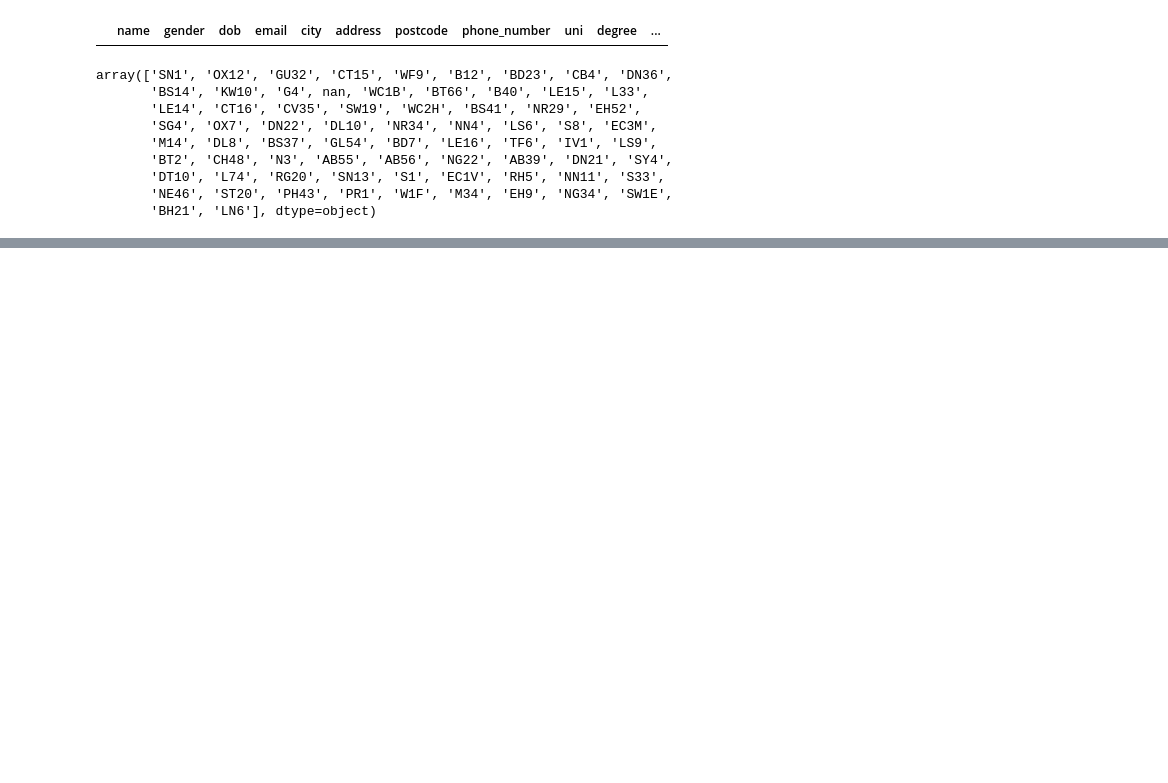
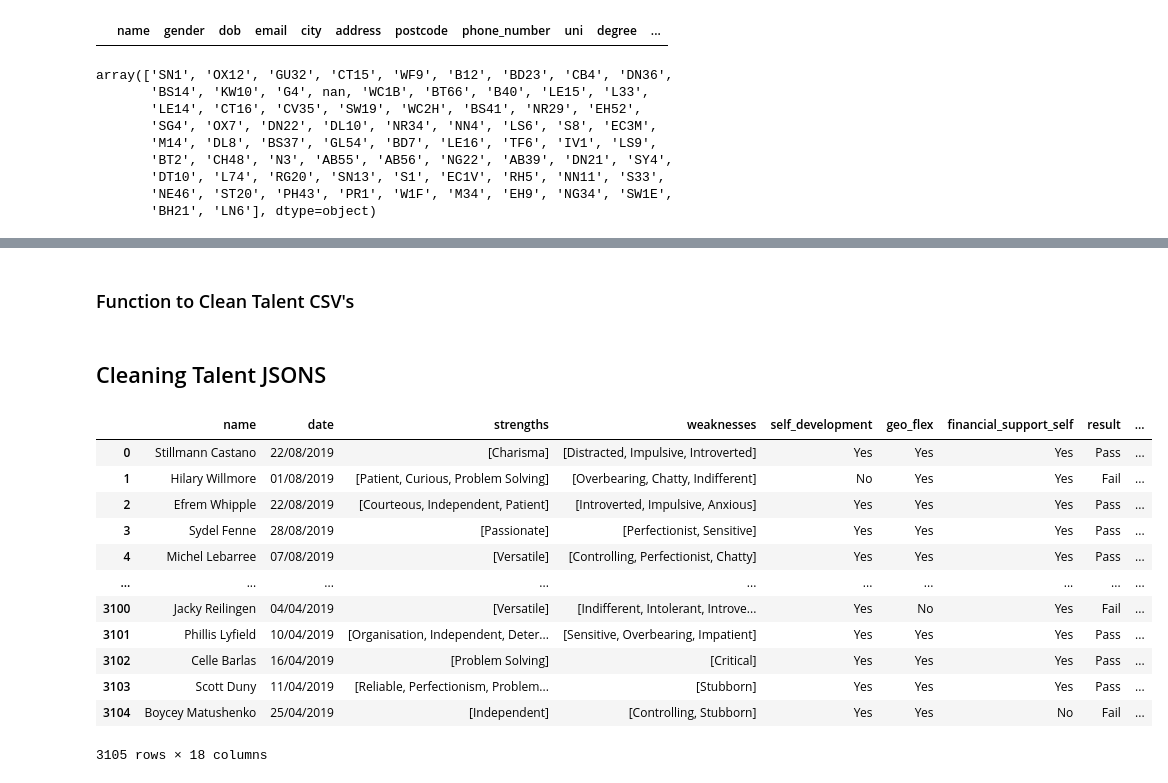
Before and after one commit to fyawil/etl_json_csv_txt_to_SQL_db, a Jupyter notebook: cleaning_dfs_exploration.ipynb, the cells around one changed output, grey strips where cells are left out. Saved outputs shown, nothing was run; the diff lists cells and outputs as text; code cells hidden in the pictures; blank space fills up the shorter version.

Commit message:
Made script to clean talent csvs and started on the one cleaning talent jsons

```diff
--- a/cleaning_dfs_exploration.ipynb
+++ b/cleaning_dfs_exploration.ipynb
@@ -332,0 +368,2 @@ array(['SN1', 'OX12', 'GU32', 'CT15', 'WF9', 'B12', 'BD23', 'CB4', 'DN36',
+# %% [markdown]
+### Function to Clean Talent CSV's
@@ -332,0 +432,18 @@ array(['SN1', 'OX12', 'GU32', 'CT15', 'WF9', 'B12', 'BD23', 'CB4', 'DN36',
+# %% [markdown]
+## Cleaning Talent JSONS
+# %%
+talent_jsons_df
+# %% [output]
+|  | name | date | strengths | weaknesses | self_development | geo_flex | financial_support_self | result | ... |
+| 0 | Stillmann Castano | 22/08/2019 | [Charisma] | [Distracted, Impulsive, Introverted] | Yes | Yes | Yes | Pass | ... |
+| 1 | Hilary Willmore | 01/08/2019 | [Patient, Curious, Problem Solving] | [Overbearing, Chatty, Indifferent] | No | Yes | Yes | Fail | ... |
+| 2 | Efrem Whipple | 22/08/2019 | [Courteous, Independent, Patient] | [Introverted, Impulsive, Anxious] | Yes | Yes | Yes | Pass | ... |
+| 3 | Sydel Fenne | 28/08/2019 | [Passionate] | [Perfectionist, Sensitive] | Yes | Yes | Yes | Pass | ... |
+| 4 | Michel Lebarree | 07/08/2019 | [Versatile] | [Controlling, Perfectionist, Chatty] | Yes | Yes | Yes | Pass | ... |
+| ... | ... | ... | ... | ... | ... | ... | ... | ... | ... |
+| 3100 | Jacky Reilingen | 04/04/2019 | [Versatile] | [Indifferent, Intolerant, Introve... | Yes | No | Yes | Fail | ... |
+| 3101 | Phillis Lyfield | 10/04/2019 | [Organisation, Independent, Deter... | [Sensitive, Overbearing, Impatient] | Yes | Yes | Yes | Pass | ... |
+| 3102 | Celle Barlas | 16/04/2019 | [Problem Solving] | [Critical] | Yes | Yes | Yes | Pass | ... |
+| 3103 | Scott Duny | 11/04/2019 | [Reliable, Perfectionism, Problem... | [Stubborn] | Yes | Yes | Yes | Pass | ... |
+| 3104 | Boycey Matushenko | 25/04/2019 | [Independent] | [Controlling, Stubborn] | Yes | Yes | No | Fail | ... |
+3105 rows × 18 columns
```
Also changed, not shown: parts of 37 cells of this notebook, 1 other file.
